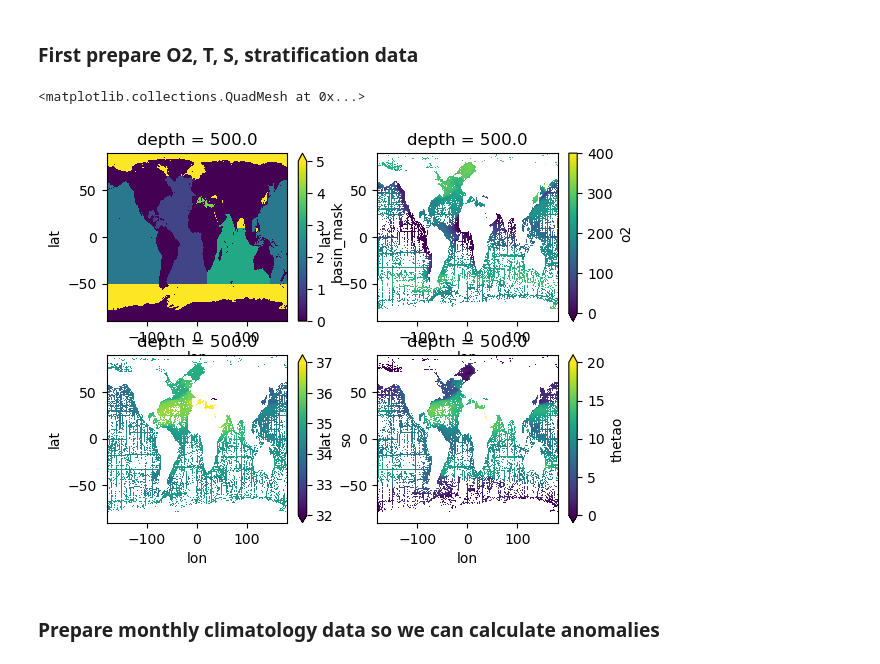
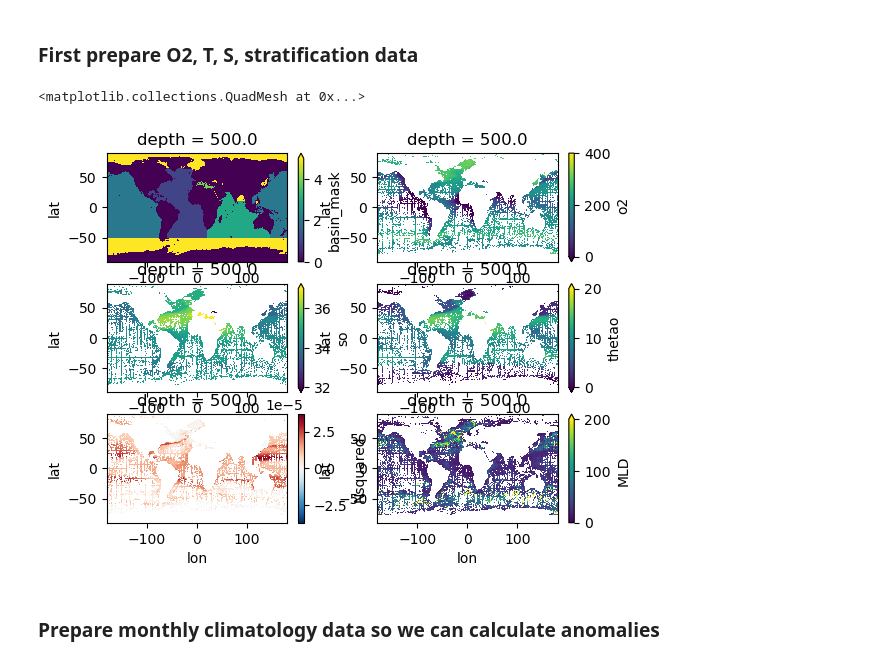
Before and after one commit to takaito1/ML4O2, a Jupyter notebook: develop/o2mod_example.ipynb, the cells around one changed output. Drawn from its saved outputs; the diff is of its cells as text; code cells hidden in the pictures.

```diff
--- a/develop/o2mod_example.ipynb
+++ b/develop/o2mod_example.ipynb
@@ -16,9 +15,11 @@ import gsw
 # access model output
 model = 'GFDL-ESM4'
 dir = '/glade/work/ito/dataset/model/'+model+'/'
+dira= '/glade/work/acervania/dataset/model/'+model+'/'
 ds0=xr.open_dataset(dir+'o2_'+model+'_196501-201412_subsampled.nc')
 ds1=xr.open_dataset(dir+'so_'+model+'_196501-201412_subsampled.nc')
 ds2=xr.open_dataset(dir+'thetao_'+model+'_196501-201412_subsampled.nc')
+ds3=xr.open_dataset(dira+'Nsquared_MLD_'+model+'_196501-201412_subsampled.nc')
 # %%
 # basin mask
 dsm=xr.open_dataset('/glade/work/ito/dataset/model/basin_mask_01.nc')
@@ -55,18 +42,20 @@ mask= dsm.basin_mask.sel(depth=zlev)
 o2 = ds0.o2.sel(depth=zlev)*1e3
 so = ds1.so.sel(depth=zlev)
 to = ds2.thetao.sel(depth=zlev)
-K = (zo==zlev)
-dr = np.squeeze(drdz[:,K,:,:])
+dr = ds3.Nsquared.sel(depth=zlev)
+mld= ds3.MLD.sel(depth=zlev)
 # %%
 # take a look at the data
-fig,ax=plt.subplots(2,2)
+fig,ax=plt.subplots(3,2)
 mask.plot(ax=ax[0,0],vmin=0,vmax=5,label='basin_mask')
 o2.mean('time').plot(ax=ax[0,1],vmin=0,vmax=400,label='O2')
 so.mean('time').plot(ax=ax[1,0],vmin=32,vmax=37,label='S')
 to.mean('time').plot(ax=ax[1,1],vmin=0,vmax=20,label='T')
+dr.mean('time').plot(ax=ax[2,0],label='N2')
+mld.mean('time').plot(ax=ax[2,1],vmin=0,vmax=200,label='MLD')
 # %% [output]
 <matplotlib.collections.QuadMesh at 0x...>
-[figure, old version]
+[figure, new version]
 # %%
 # select Atlantic basin
 # Atlantic is mask = 1
```
Also changed, not shown: parts of 27 cells of this notebook.
